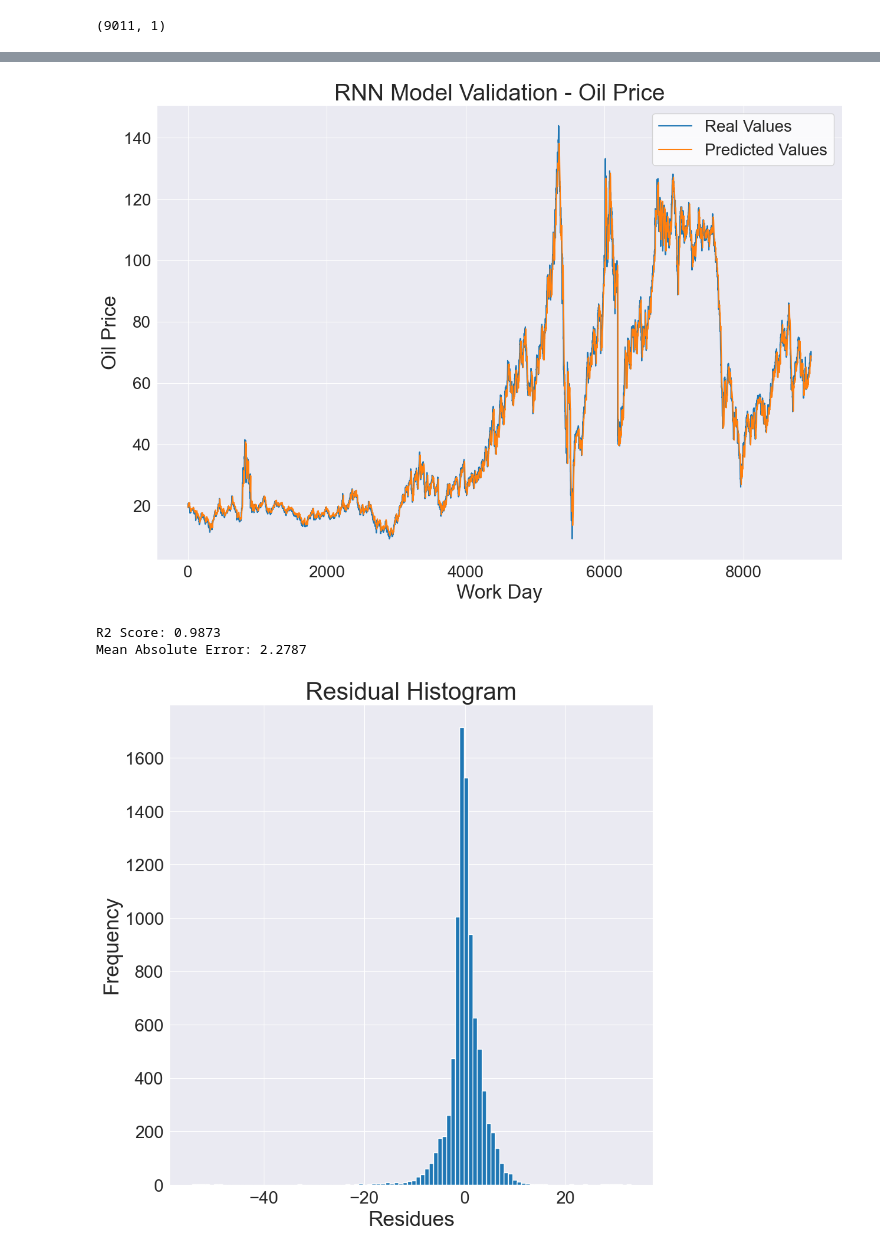
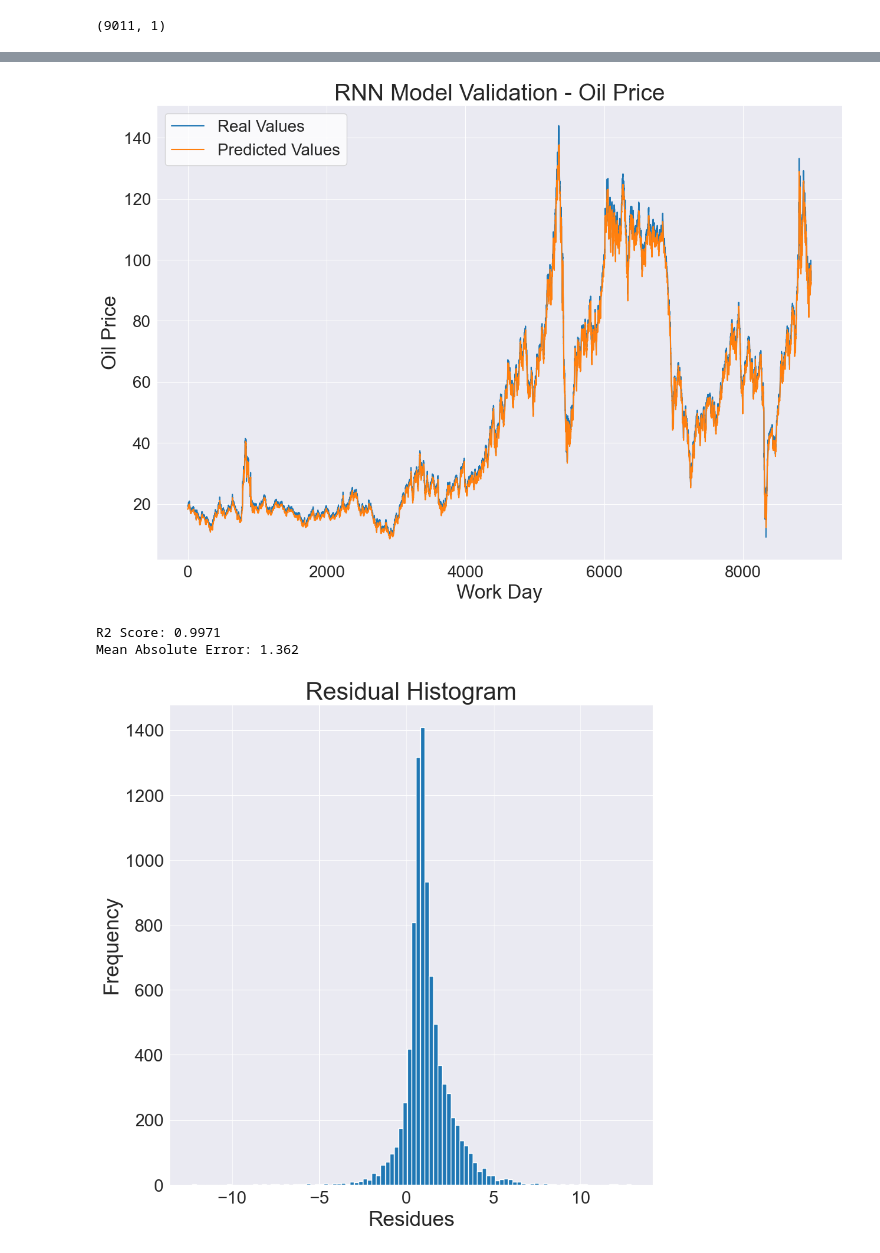
Before and after one commit to IAugustoMZ/deeplearning_chemicalengineering, a Jupyter notebook: 3_recurrentNeuralNetworks/2_visualizing_results.ipynb, the cells around one changed output, grey strips where cells are left out. Drawn from its saved outputs; the diff is of its cells as text; code cells hidden in the pictures.

```diff
--- a/3_recurrentNeuralNetworks/2_visualizing_results.ipynb
+++ b/3_recurrentNeuralNetworks/2_visualizing_results.ipynb
@@ -3,10 +3,14 @@
 
 This notebook will help the results visualization and the evaluation of the predictions.
 # %%
+import joblib
+import pickle
 import warnings
+import numpy as np
 import pandas as pd
 import seaborn as sns
 from globals import *
+from mlutils import ML_utils
 import scipy.stats as sts
 import matplotlib.pyplot as plt
 from keras.models import load_model
@@ -20,12 +24,12 @@ sns.set_style('darkgrid')
 
 # create preprocessing class
 MEMORY_STEPS = 30           # behavior of last 3 months
-PREDICTION_WINDOW = 7       # predict next week
+PREDICTION_WINDOW = 1       # predict next week
 mlu = ML_utils()
 # %%
 # read the datasets
 datasets = dict()
-for data in ['train', 'test', 'validation']:
+for data in ['train', 'validation', 'test']:
     datasets[data] = pd.read_csv('../0_data/rnn_studies/{}.csv'.format(data),
         index_col=[0]
     )
@@ -76,12 +89,12 @@ yhat = model.predict(x)
 # %%
 # scale yhat and y back to original values
-y = scaler.inverse_transform(y.reshape(-1, 1))
+y_real = scaler.inverse_transform(y.reshape(-1, 1))
 yhat = scaler.inverse_transform(yhat.reshape(-1, 1))
 # %%
 # create a figure to see the predictions
 fig = plt.figure(figsize=(15, 10))
 ax = fig.add_subplot(1, 1, 1)
-ax.plot(y, label='Real Values')
+ax.plot(y_real, label='Real Values')
 ax.plot(yhat, label='Predicted Values')
 ax.set_xlabel('Work Day', size=24)
 ax.set_ylabel('Oil Price', size=24)
@@ -91,26 +104,26 @@ ax.tick_params(axis='y', labelsize=20)
 ax.legend(loc='best', prop={'size': 20}, facecolor='white')
 plt.savefig('../4_imgs/rnn_studies/prediction_rnn.png', dpi=500, bbox_inches='tight')
 # %% [output]
-[figure, old version]
+[figure, new version]
 # %%
 # evaluate the metrics
-print('R2 Score: {}'.format(round(r2_score(y, yhat), 4)))
-print('Mean Absolute Error: {}'.format(round(mean_absolute_error(y, yhat), 4)))
+print('R2 Score: {}'.format(round(r2_score(y_real, yhat), 4)))
+print('Mean Absolute Error: {}'.format(round(mean_absolute_error(y_real, yhat), 4)))
 # %% [output]
-R2 Score: 0.9873
-Mean Absolute Error: 2.2787
+R2 Score: 0.9971
+Mean Absolute Error: 1.362
 # %%
 # let's analyze the error distribution
 fig = plt.figure(figsize=(10, 10))
 ax = fig.add_subplot(1, 1, 1)
-ax.hist(y - yhat, bins=100)
+ax.hist(y_real - yhat, bins=100)
 ax.set_xlabel('Residues', size=24)
 ax.set_ylabel('Frequency', size=24)
 ax.set_title('Residual Histogram', size=28)
 ax.tick_params(axis='x', labelsize=20)
 ax.tick_params(axis='y', labelsize=20)
 plt.savefig('../4_imgs/rnn_studies/residual_histogram.png', dpi=500, bbox_inches='tight')
 # %% [output]
-[figure, old version]
+[figure, new version]
 # %%
 # estimate the confidence interval
```
Also changed, not shown: parts of 8 cells of this notebook, 26 other files.
